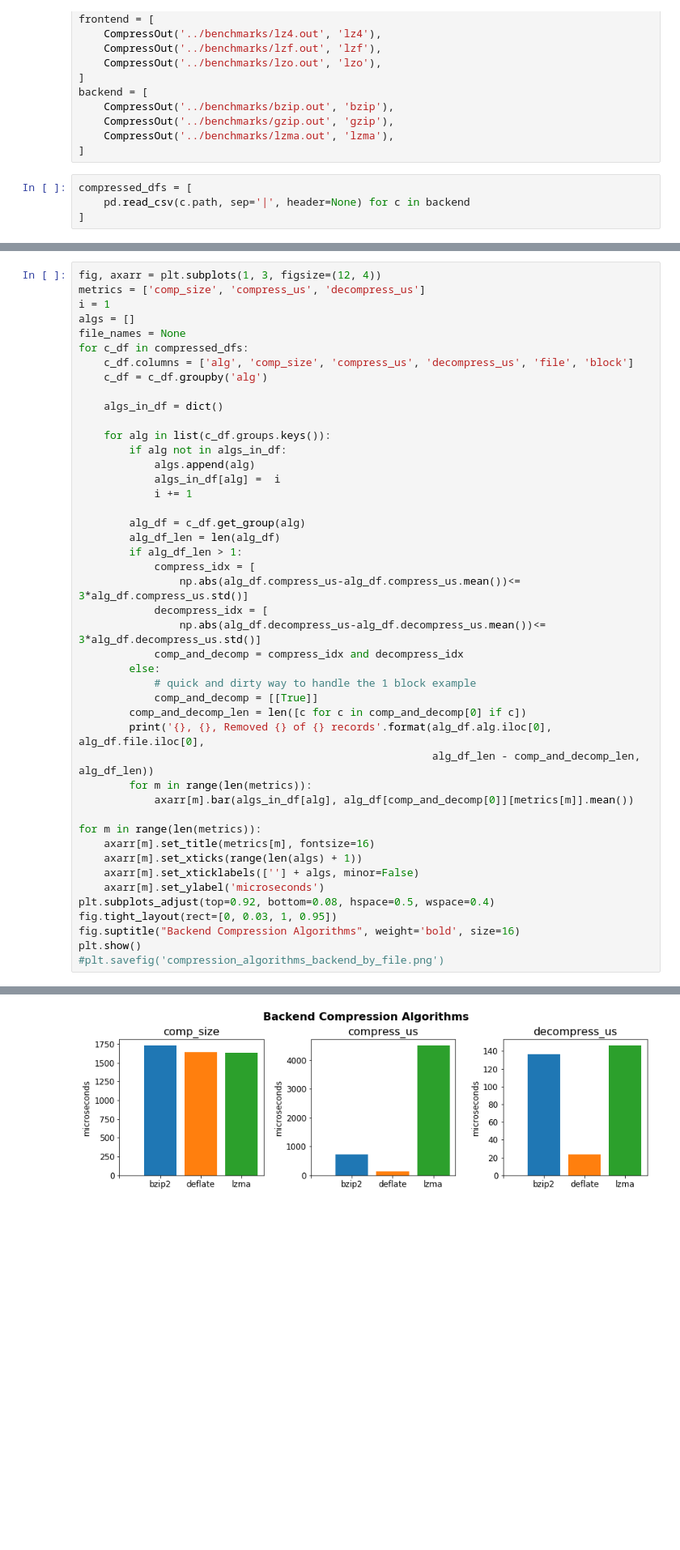
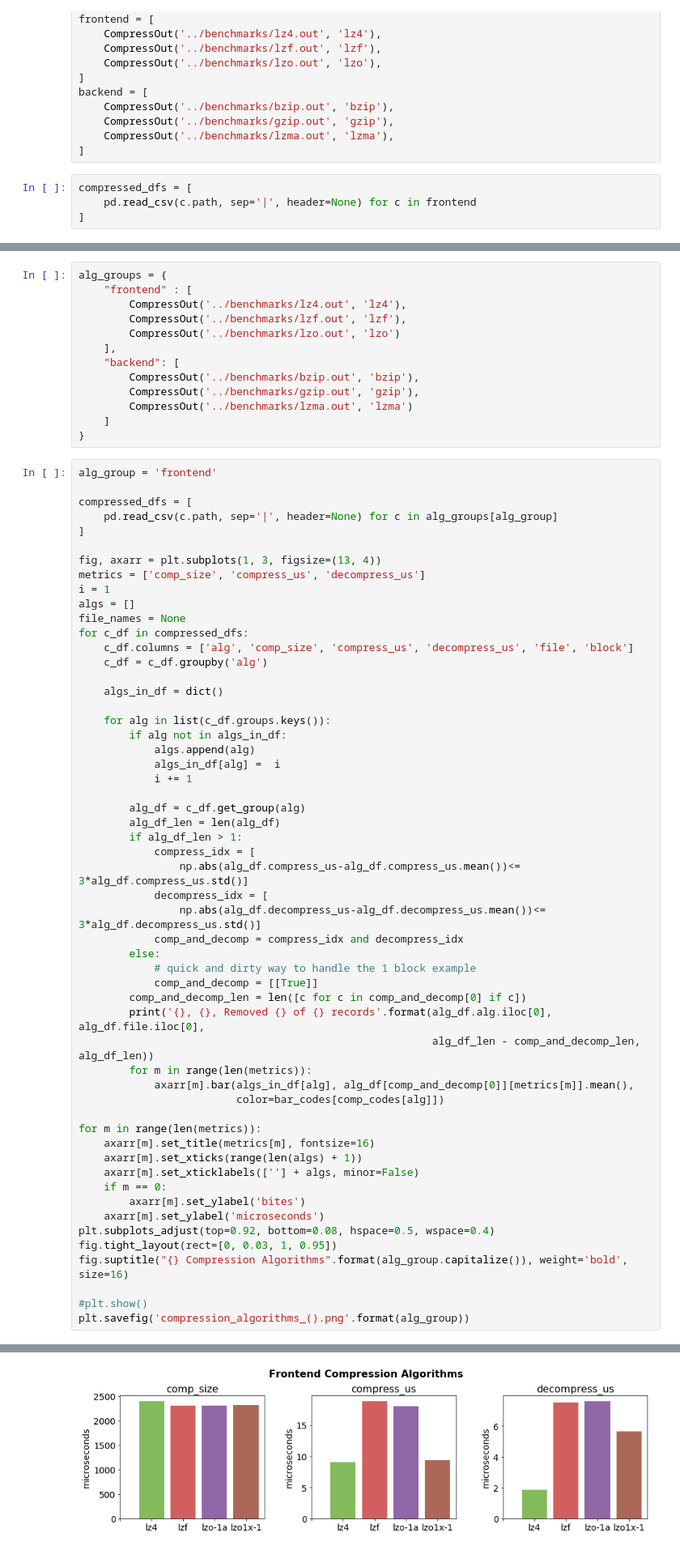
Before and after one commit to ankitkumar93/compute-war, a Jupyter notebook: notebooks/compression-comparison.ipynb, the cells around one changed output, grey strips where cells are left out. Shown at 81% size. Drawn from its saved outputs; the diff is of its cells as text; blank space fills up the shorter version.

```diff
--- a/notebooks/compression-comparison.ipynb
+++ b/notebooks/compression-comparison.ipynb
@@ -74,7 +88,7 @@ backend = [
 ]
 # %%
 compressed_dfs = [
-    pd.read_csv(c.path, sep='|', header=None) for c in backend
+    pd.read_csv(c.path, sep='|', header=None) for c in frontend
 ]
 # %%
 fig, axarr = plt.subplots(25, 3, figsize=(24, 64))
@@ -149,5 +163,24 @@ lzma, silesia//xml, Removed 7 of 1305 records
+# %%
+alg_groups = {
+    "frontend" : [
+        CompressOut('../benchmarks/lz4.out', 'lz4'),
+        CompressOut('../benchmarks/lzf.out', 'lzf'),
+        CompressOut('../benchmarks/lzo.out', 'lzo')
+    ],
+    "backend": [
+        CompressOut('../benchmarks/bzip.out', 'bzip'),
+        CompressOut('../benchmarks/gzip.out', 'gzip'),
+        CompressOut('../benchmarks/lzma.out', 'lzma')
+    ]
+}
 # %%
-fig, axarr = plt.subplots(1, 3, figsize=(12, 4))
+alg_group = 'frontend'
+
+compressed_dfs = [
+    pd.read_csv(c.path, sep='|', header=None) for c in alg_groups[alg_group]
+]
+
+fig, axarr = plt.subplots(1, 3, figsize=(13, 4))
 metrics = ['comp_size', 'compress_us', 'decompress_us']
 i = 1
 algs = []
@@ -179,16 +212,20 @@ for c_df in compressed_dfs:
         print('{}, {}, Removed {} of {} records'.format(alg_df.alg.iloc[0], alg_df.file.iloc[0],
                                                         alg_df_len - comp_and_decomp_len, alg_df_len))
         for m in range(len(metrics)):
-            axarr[m].bar(algs_in_df[alg], alg_df[comp_and_decomp[0]][metrics[m]].mean())
+            axarr[m].bar(algs_in_df[alg], alg_df[comp_and_decomp[0]][metrics[m]].mean(),
+                         color=bar_codes[comp_codes[alg]])
 
 for m in range(len(metrics)):
     axarr[m].set_title(metrics[m], fontsize=16)
     axarr[m].set_xticks(range(len(algs) + 1))
     axarr[m].set_xticklabels([''] + algs, minor=False)
+    if m == 0:
+        axarr[m].set_ylabel('bites')
     axarr[m].set_ylabel('microseconds')
 plt.subplots_adjust(top=0.92, bottom=0.08, hspace=0.5, wspace=0.4)
 fig.tight_layout(rect=[0, 0.03, 1, 0.95])
-fig.suptitle("Backend Compression Algorithms", weight='bold', size=16)
-plt.show()
-#plt.savefig('compression_algorithms_backend_by_file.png')
+fig.suptitle("{} Compression Algorithms".format(alg_group.capitalize()), weight='bold', size=16)
+
+#plt.show()
+plt.savefig('compression_algorithms_().png'.format(alg_group))
 # %% [output]
@@ -198,4 +236,4 @@ lzma, canterbury/alice29.txt, Removed 89 of 55143 records
-[figure, old version]
+[figure, new version]
 # %%
 def normalize(x):
     return (x - x.mean()) / x.std()
```
Also changed, not shown: parts of 3 cells of this notebook.
